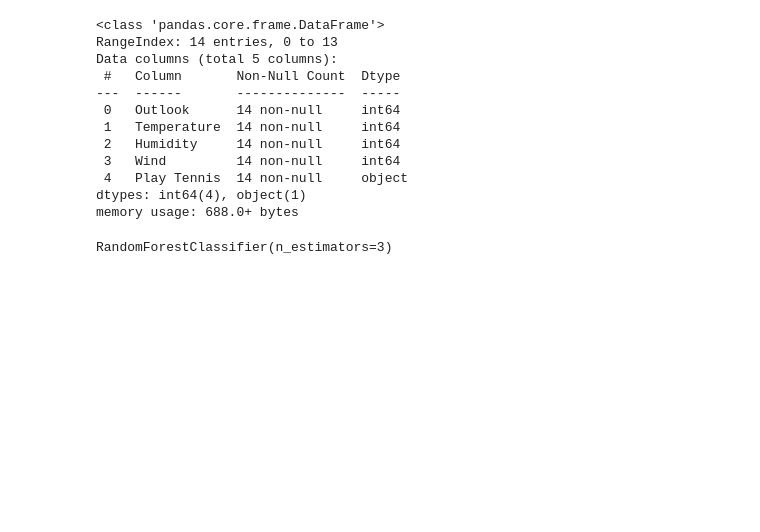
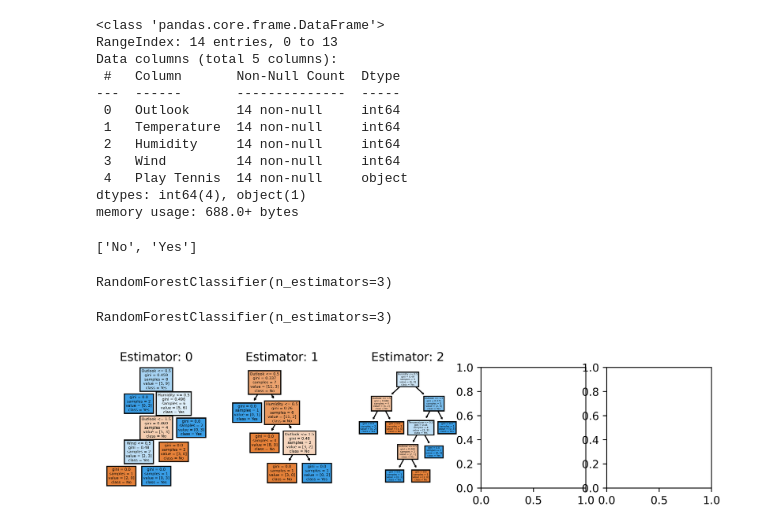
Before and after one commit to FahmidaNourin/CSE445_Machine_Learning, a Jupyter notebook: Random_Forest.ipynb, the cells around one changed output. Saved outputs shown, nothing was run; the diff lists cells and outputs as text; code cells hidden in the pictures; blank space fills up the shorter version.

```diff
--- a/Random_Forest.ipynb
+++ b/Random_Forest.ipynb
@@ -48,9 +74,37 @@ y = df[target]
 
 name_of_features = X.columns
 name_of_classes  = list(set(y))
+# %%
+name_of_features = X.columns
+name_of_classes  = list(set(y))
+print(name_of_classes)
+# %% [output]
+['No', 'Yes']
 # %%
 from sklearn.ensemble import RandomForestClassifier
 rf = RandomForestClassifier(n_estimators=3)
 rf.fit(X, y)
 # %% [output]
 RandomForestClassifier(n_estimators=3)
+# %%
+from sklearn.ensemble import RandomForestClassifier
+rf = RandomForestClassifier(n_estimators=3)
+rf.fit(X, y)
+# %% [output]
+RandomForestClassifier(n_estimators=3)
+# %%
+import matplotlib.pyplot as plt
+
+
+fig, axes = plt.subplots(nrows = 1,ncols = 5,figsize = (10,2), dpi=900)
+for index in range(0, 3):
+    tree.plot_tree(rf.estimators_[index],
+                   feature_names = name_of_features,
+                   class_names=name_of_classes,
+                   filled = True,
+                   ax = axes[index]);
+
+    axes[index].set_title('Estimator: ' + str(index), fontsize = 11)
+fig.savefig('rf_5trees.png')
+# %% [output]
+[figure, added]
```
Also changed, not shown: parts of 7 cells of this notebook.
